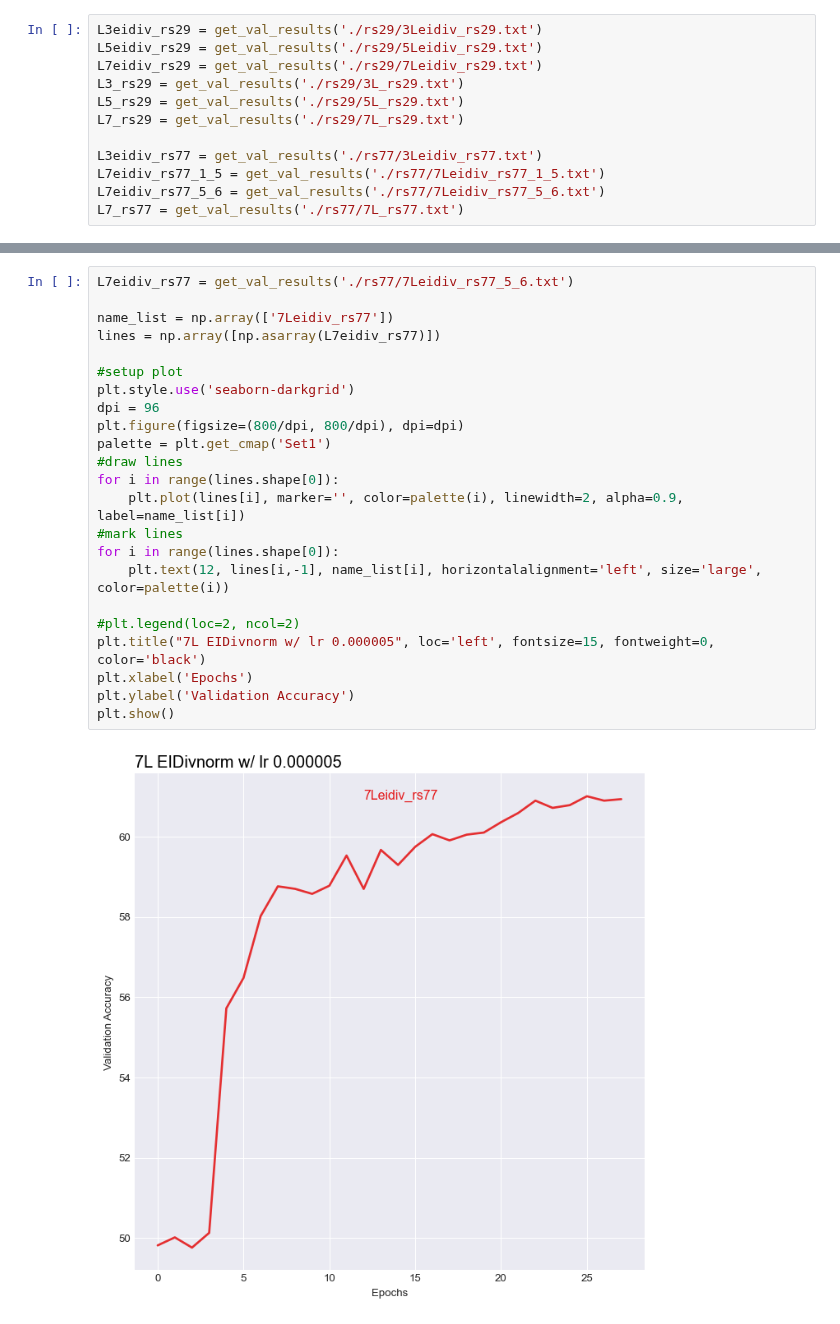
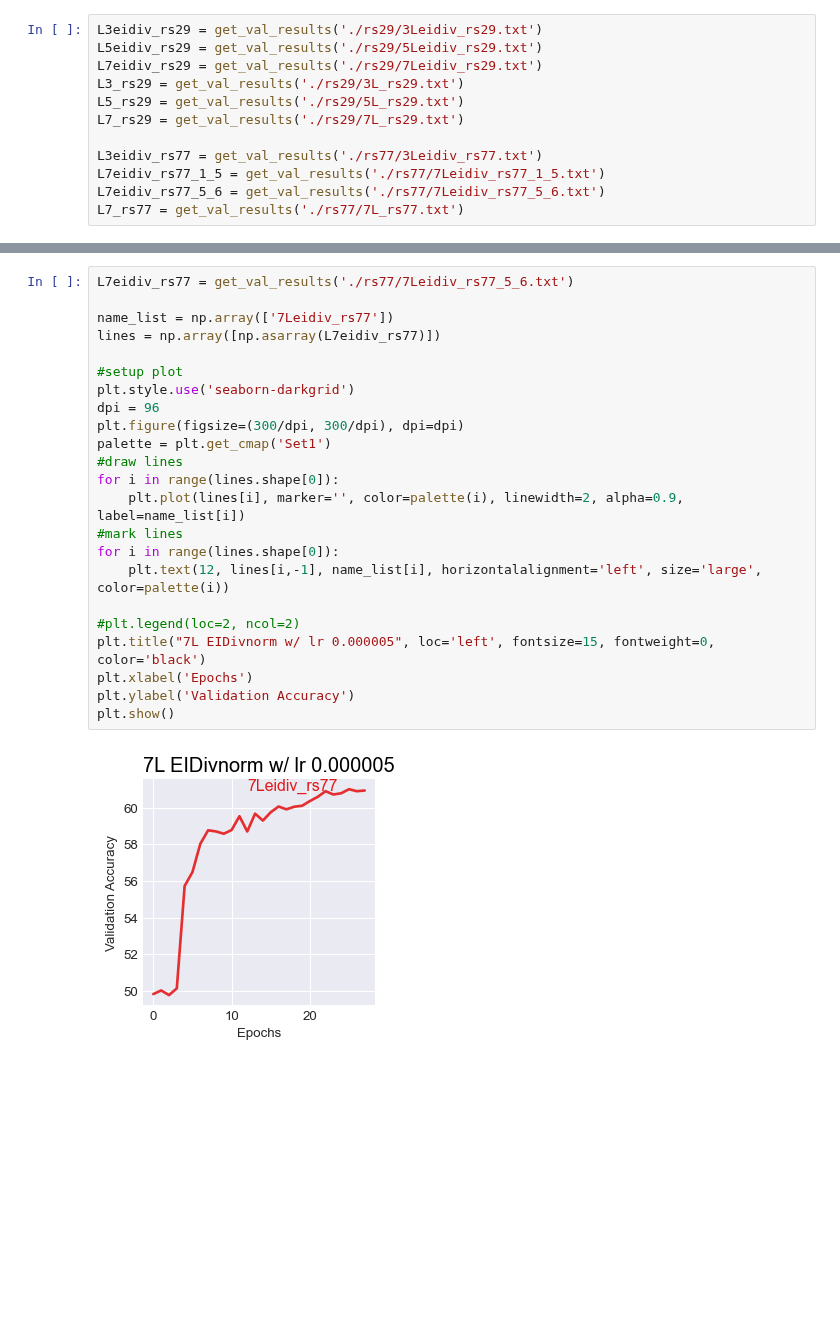
Before and after one commit to hiyuantang/marked_long, a Jupyter notebook: results/vis.ipynb, the cells around one changed output, grey strips where cells are left out. Drawn from its saved outputs; the diff is of its cells as text; blank space fills up the shorter version.

```diff
--- a/results/vis.ipynb
+++ b/results/vis.ipynb
@@ -72,28 +72,28 @@ plt.show()
 # %%
 L7eidiv_rs77 = get_val_results('./rs77/7Leidiv_rs77_5_6.txt')
 
 name_list = np.array(['7Leidiv_rs77'])
 lines = np.array([np.asarray(L7eidiv_rs77)])
 
 #setup plot
 plt.style.use('seaborn-darkgrid')
 dpi = 96
-plt.figure(figsize=(800/dpi, 800/dpi), dpi=dpi)
+plt.figure(figsize=(300/dpi, 300/dpi), dpi=dpi)
 palette = plt.get_cmap('Set1')
 #draw lines
 for i in range(lines.shape[0]):
     plt.plot(lines[i], marker='', color=palette(i), linewidth=2, alpha=0.9, label=name_list[i])
 #mark lines
 for i in range(lines.shape[0]):
     plt.text(12, lines[i,-1], name_list[i], horizontalalignment='left', size='large', color=palette(i))
 
 #plt.legend(loc=2, ncol=2)
 plt.title("7L EIDivnorm w/ lr 0.000005", loc='left', fontsize=15, fontweight=0, color='black')
 plt.xlabel('Epochs')
 plt.ylabel('Validation Accuracy')
 plt.show()
 # %% [output]
-[figure, old version]
+[figure, new version]
 # %%
 name_list = np.array(['3Leidiv_29', '3Leidiv_77'])
 lines = np.array([np.asarray(L3eidiv_rs29), np.asarray(L3eidiv_rs77)])
```
Also changed, not shown: parts of 4 cells of this notebook.
